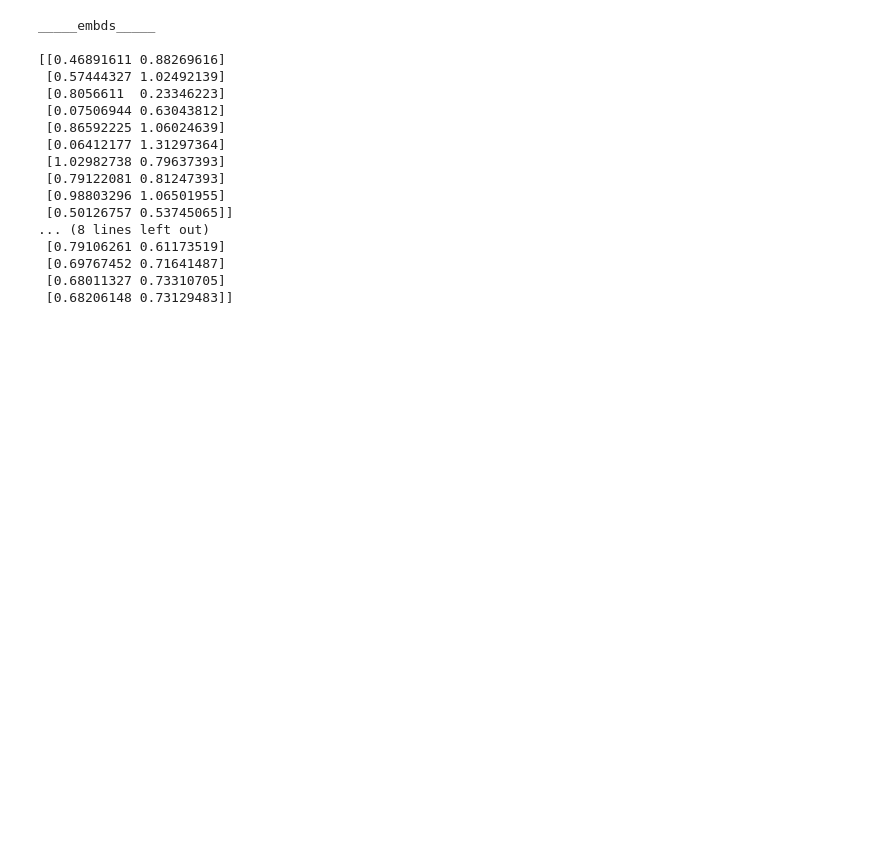
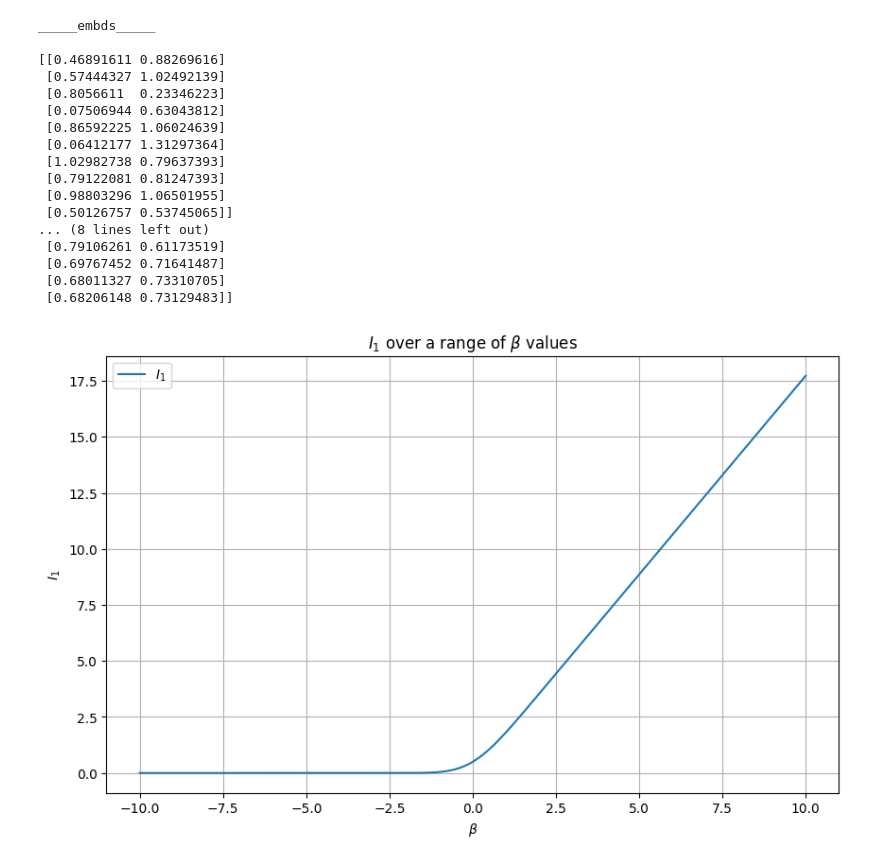
Before and after one commit to Dariyan-Khan/spectral_clustering_weighted_VI, a Jupyter notebook: check_r_dist.ipynb, the cells around one changed output. Cells and saved outputs as stored; diff of their text form; code cells hidden in the pictures; blank space fills up the shorter version.

```diff
--- a/check_r_dist.ipynb
+++ b/check_r_dist.ipynb
@@ -538,3 +538,35 @@ _____embds_____
  [0.69767452 0.71641487]
  [0.68011327 0.73310705]
  [0.68206148 0.73129483]]
+# %%
+import numpy as np
+import matplotlib.pyplot as plt
+from scipy.stats import norm
+
+def compute_I_0(alpha, beta):
+    return np.sqrt(np.pi / alpha) * norm.cdf(beta * np.sqrt(2 * alpha))
+
+def compute_I_1(alpha, beta):
+    I_0 = compute_I_0(alpha, beta)
+    I_1 = beta * I_0 + np.exp(-alpha * beta**2) / (2 * alpha)
+    return I_1
+
+def plot_I_1_over_beta(alpha, beta_range):
+    beta_values = np.linspace(beta_range[0], beta_range[1], 1000)
+    I_1_values = [compute_I_1(alpha, beta) for beta in beta_values]
+
+    plt.figure(figsize=(10, 6))
+    plt.plot(beta_values, I_1_values, label='$I_1$')
+    plt.xlabel('$\\beta$')
+    plt.ylabel('$I_1$')
+    plt.title('$I_1$ over a range of $\\beta$ values')
+    plt.grid(True)
+    plt.legend()
+    plt.show()
+
+# Example usage
+alpha = 1.0
+beta_range = (-10, 10)
+plot_I_1_over_beta(alpha, beta_range)
+# %% [output]
+[figure, added]
```
Also changed, not shown: 2 other files.
